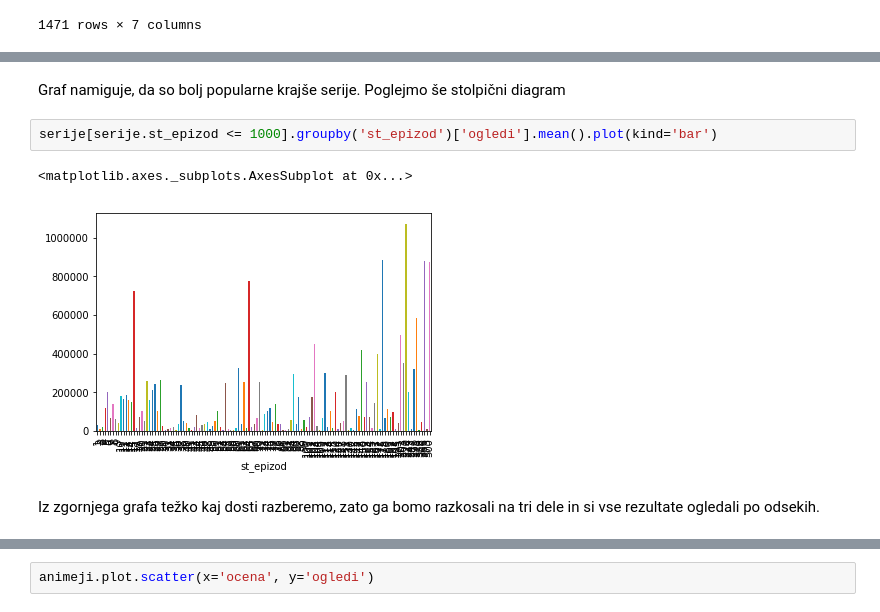
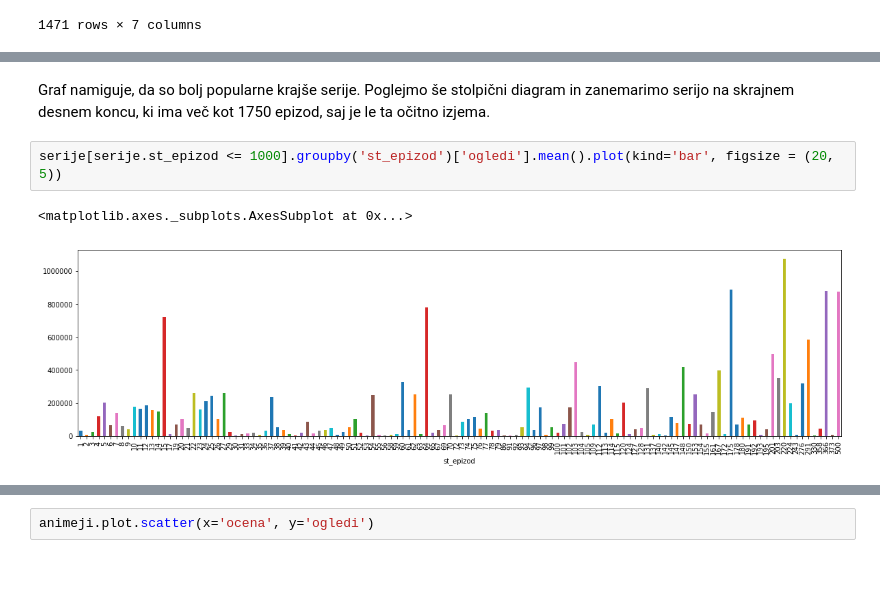
Before and after one commit to TheJim123/Programiranje-1-projektna, a Jupyter notebook: Projektna/Projekt.ipynb, the cells around one changed output, grey strips where cells are left out. Drawn from its saved outputs; the diff is of its cells as text; blank space fills up the shorter version.

Commit message:
Bolj-al-manj končal

```diff
--- a/Projektna/Projekt.ipynb
+++ b/Projektna/Projekt.ipynb
@@ -273,9 +274,7 @@ serije.plot.scatter('st_epizod', 'ogledi')
 # %% [markdown]
-Graf namiguje, da so bolj popularne krajše serije. Poglejmo še stolpični diagram
+Graf namiguje, da so bolj popularne krajše serije. Poglejmo še stolpični diagram in zanemarimo serijo na skrajnem desnem koncu, ki ima več kot 1750 epizod, saj je le ta očitno izjema.
 # %%
-serije[serije.st_epizod <= 1000].groupby('st_epizod')['ogledi'].mean().plot(kind='bar')
+serije[serije.st_epizod <= 1000].groupby('st_epizod')['ogledi'].mean().plot(kind='bar', figsize = (20, 5))
 # %% [output]
 <matplotlib.axes._subplots.AxesSubplot at 0x...>
-[figure, old version]
+[figure, new version]
-# %% [markdown]
-Iz zgornjega grafa težko kaj dosti razberemo, zato ga bomo razkosali na tri dele in si vse rezultate ogledali po odsekih.
```
Also changed, not shown: parts of 29 cells of this notebook.
